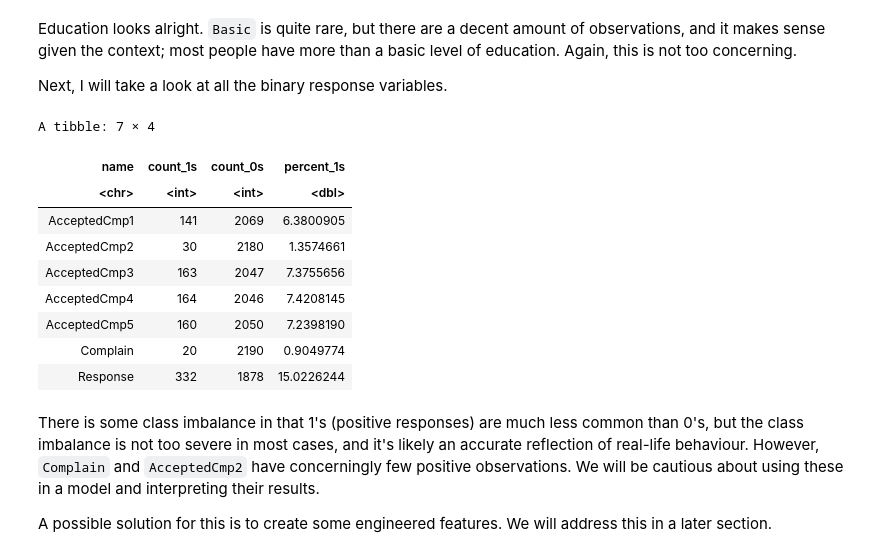
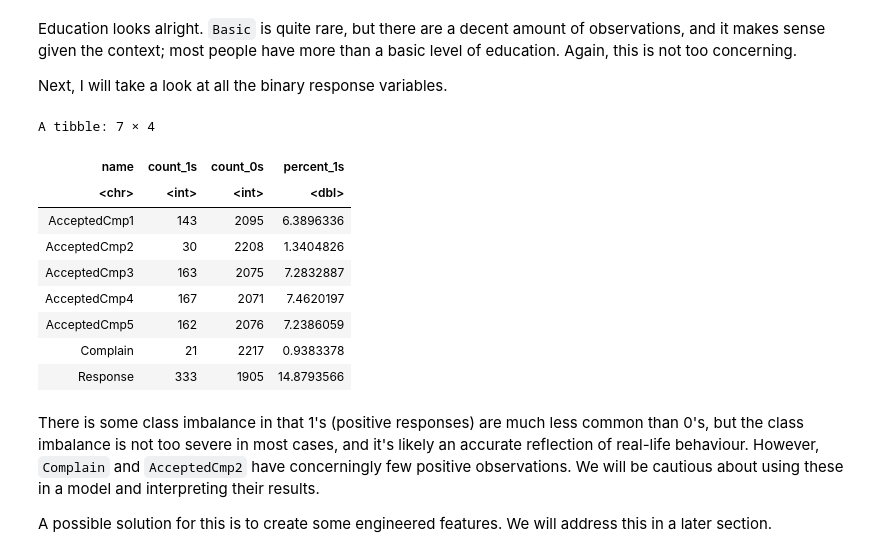
Before and after one commit to wend1k3/CWL2-STAT-301, a Jupyter notebook: final_report.ipynb, the cells around one changed output. Drawn from its saved outputs; the diff is of its cells as text; code cells hidden in the pictures.

```diff
--- a/final_report.ipynb
+++ b/final_report.ipynb
@@ -271,11 +291,11 @@ marketing_campaign <- marketing_campaign %>%
            MntSweetProducts = as.numeric(MntSweetProducts),
            MntGoldProds = as.numeric(MntGoldProds),
            NumDealsPurchases = as.numeric(NumDealsPurchases),
-           AcceptedCmp1 = as.numeric(AcceptedCmp1),
-           AcceptedCmp2 = as.numeric(AcceptedCmp2),
-           AcceptedCmp3 = as.numeric(AcceptedCmp3),
-           AcceptedCmp4 = as.numeric(AcceptedCmp4),
-           AcceptedCmp5 = as.numeric(AcceptedCmp5),
+           AcceptedCmp1 = as.factor(AcceptedCmp1),
+           AcceptedCmp2 = as.factor(AcceptedCmp2),
+           AcceptedCmp3 = as.factor(AcceptedCmp3),
+           AcceptedCmp4 = as.factor(AcceptedCmp4),
+           AcceptedCmp5 = as.factor(AcceptedCmp5),
            Response = as.factor(Response),
            NumWebPurchases = as.numeric(NumWebPurchases),
            NumCatalogPurchases = as.numeric(NumCatalogPurchases),
@@ -332,28 +352,28 @@ Education looks alright. `Basic` is quite rare, but there are a decent amount of
 
 Next, I will take a look at all the binary response variables.
 # %%
-binary_responses <- marketing_campaign_clean %>%
+binary_responses <- marketing_campaign %>%
     select(AcceptedCmp3, AcceptedCmp4, AcceptedCmp5,
            AcceptedCmp1, AcceptedCmp2, Complain, Response) %>%
     pivot_longer(cols = everything()) %>%
     group_by(name) %>%
     summarize(count_1s = sum(value == 1),
-              count_0s = sum (value == 0),
-              percent_1s = (100 * mean(value)))
+              count_0s = sum(value == 0),
+              percent_1s = (100 * (count_1s/(count_1s + count_0s))))
 
 
 binary_responses
 # %% [output]
 A tibble: 7 × 4
 | name | count_1s | count_0s | percent_1s |
 | <chr> | <int> | <int> | <dbl> |
-| AcceptedCmp1 | 141 | 2069 | 6.3800905 |
-| AcceptedCmp2 | 30 | 2180 | 1.3574661 |
-| AcceptedCmp3 | 163 | 2047 | 7.3755656 |
-| AcceptedCmp4 | 164 | 2046 | 7.4208145 |
-| AcceptedCmp5 | 160 | 2050 | 7.2398190 |
-| Complain | 20 | 2190 | 0.9049774 |
-| Response | 332 | 1878 | 15.0226244 |
+| AcceptedCmp1 | 143 | 2095 | 6.3896336 |
+| AcceptedCmp2 | 30 | 2208 | 1.3404826 |
+| AcceptedCmp3 | 163 | 2075 | 7.2832887 |
+| AcceptedCmp4 | 167 | 2071 | 7.4620197 |
+| AcceptedCmp5 | 162 | 2076 | 7.2386059 |
+| Complain | 21 | 2217 | 0.9383378 |
+| Response | 333 | 1905 | 14.8793566 |
 # %% [markdown]
 There is some class imbalance in that 1's (positive responses) are much less common than 0's, but the class imbalance is not too severe in most cases, and it's likely an accurate reflection of real-life behaviour. However, `Complain` and `AcceptedCmp2` have concerningly few positive observations. We will be cautious about using these in a model and interpreting their results.
 
```
Also changed, not shown: parts of 16 cells of this notebook.
